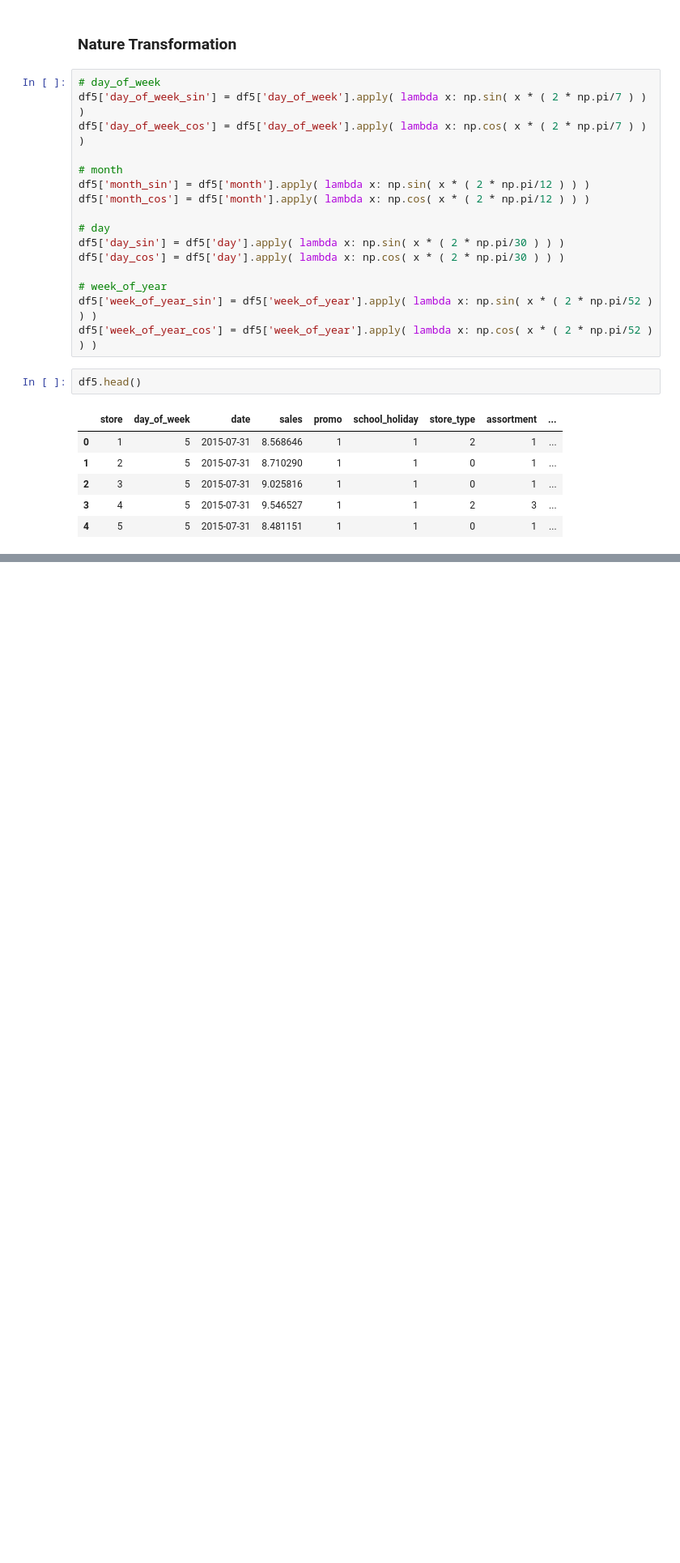
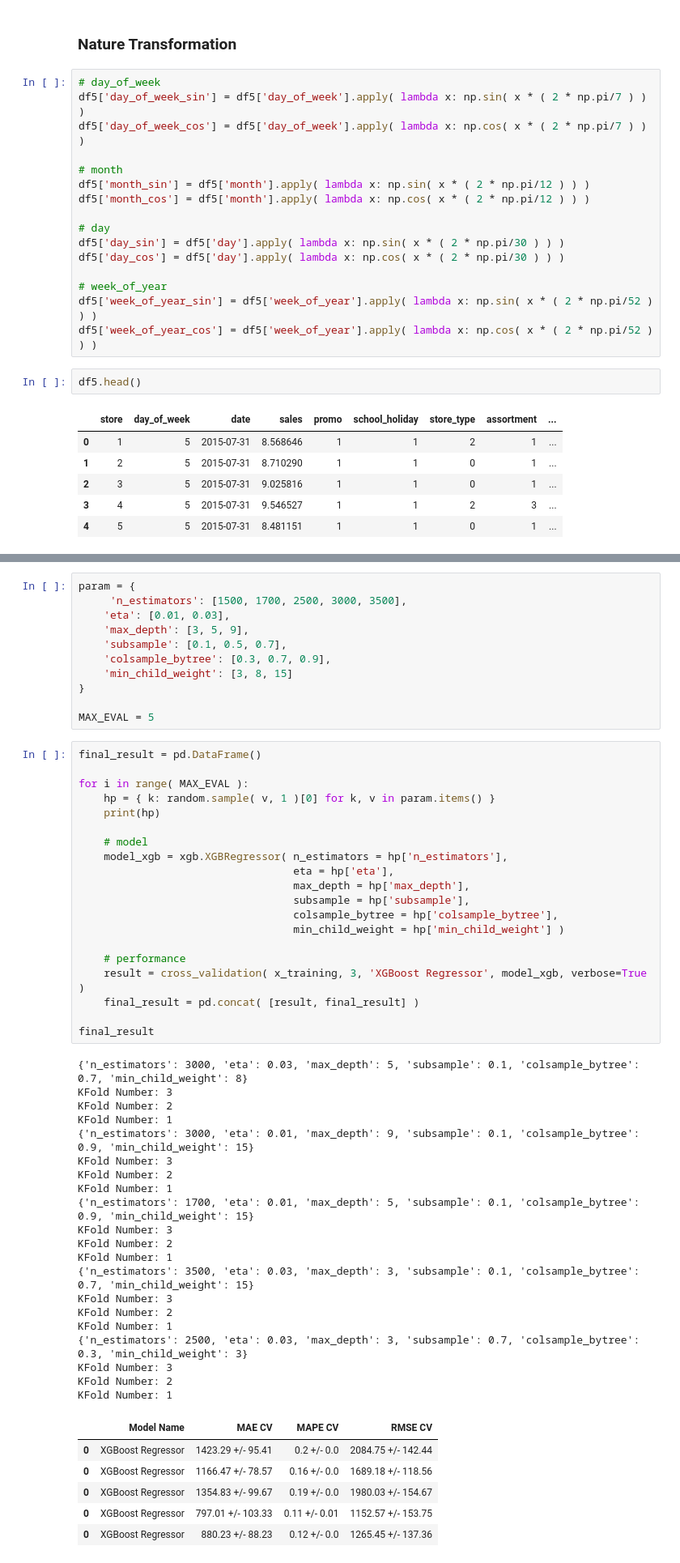
Before and after one commit to FSaladini/rossman_store_predict, a Jupyter notebook: main.ipynb, the cells around one changed output, grey strips where cells are left out. Shown at 81% size. Saved outputs shown, nothing was run; the diff lists cells and outputs as text; blank space fills up the shorter version.

Commit message:
finish fine tuning, model saves as pickle

```diff
--- a/main.ipynb
+++ b/main.ipynb
@@ -964,0 +971,58 @@ cv_final
+# %%
+param = {
+     'n_estimators': [1500, 1700, 2500, 3000, 3500],
+    'eta': [0.01, 0.03],
+    'max_depth': [3, 5, 9],
+    'subsample': [0.1, 0.5, 0.7],
+    'colsample_bytree': [0.3, 0.7, 0.9],
+    'min_child_weight': [3, 8, 15]
+}
+
+MAX_EVAL = 5
+# %%
+final_result = pd.DataFrame()
+
+for i in range( MAX_EVAL ):
+    hp = { k: random.sample( v, 1 )[0] for k, v in param.items() }
+    print(hp)
+
+    # model
+    model_xgb = xgb.XGBRegressor( n_estimators = hp['n_estimators'],
+                                  eta = hp['eta'],
+                                  max_depth = hp['max_depth'],
+                                  subsample = hp['subsample'],
+                                  colsample_bytree = hp['colsample_bytree'],
+                                  min_child_weight = hp['min_child_weight'] )
+
+    # performance
+    result = cross_validation( x_training, 3, 'XGBoost Regressor', model_xgb, verbose=True )
+    final_result = pd.concat( [result, final_result] )
+
+final_result
+# %% [output]
+{'n_estimators': 3000, 'eta': 0.03, 'max_depth': 5, 'subsample': 0.1, 'colsample_bytree': 0.7, 'min_child_weight': 8}
+KFold Number: 3
+KFold Number: 2
+KFold Number: 1
+{'n_estimators': 3000, 'eta': 0.01, 'max_depth': 9, 'subsample': 0.1, 'colsample_bytree': 0.9, 'min_child_weight': 15}
+KFold Number: 3
+KFold Number: 2
+KFold Number: 1
+{'n_estimators': 1700, 'eta': 0.01, 'max_depth': 5, 'subsample': 0.1, 'colsample_bytree': 0.9, 'min_child_weight': 15}
+KFold Number: 3
+KFold Number: 2
+KFold Number: 1
+{'n_estimators': 3500, 'eta': 0.03, 'max_depth': 3, 'subsample': 0.1, 'colsample_bytree': 0.7, 'min_child_weight': 15}
+KFold Number: 3
+KFold Number: 2
+KFold Number: 1
+{'n_estimators': 2500, 'eta': 0.03, 'max_depth': 3, 'subsample': 0.7, 'colsample_bytree': 0.3, 'min_child_weight': 3}
+KFold Number: 3
+KFold Number: 2
+KFold Number: 1
+|  | Model Name | MAE CV | MAPE CV | RMSE CV |
+| 0 | XGBoost Regressor | 1423.29 +/- 95.41 | 0.2 +/- 0.0 | 2084.75 +/- 142.44 |
+| 0 | XGBoost Regressor | 1166.47 +/- 78.57 | 0.16 +/- 0.0 | 1689.18 +/- 118.56 |
+| 0 | XGBoost Regressor | 1354.83 +/- 99.67 | 0.19 +/- 0.0 | 1980.03 +/- 154.67 |
+| 0 | XGBoost Regressor | 797.01 +/- 103.33 | 0.11 +/- 0.01 | 1152.57 +/- 153.75 |
+| 0 | XGBoost Regressor | 880.23 +/- 88.23 | 0.12 +/- 0.0 | 1265.45 +/- 137.36 |
```
Also changed, not shown: parts of 80 cells of this notebook, 1 other file.
